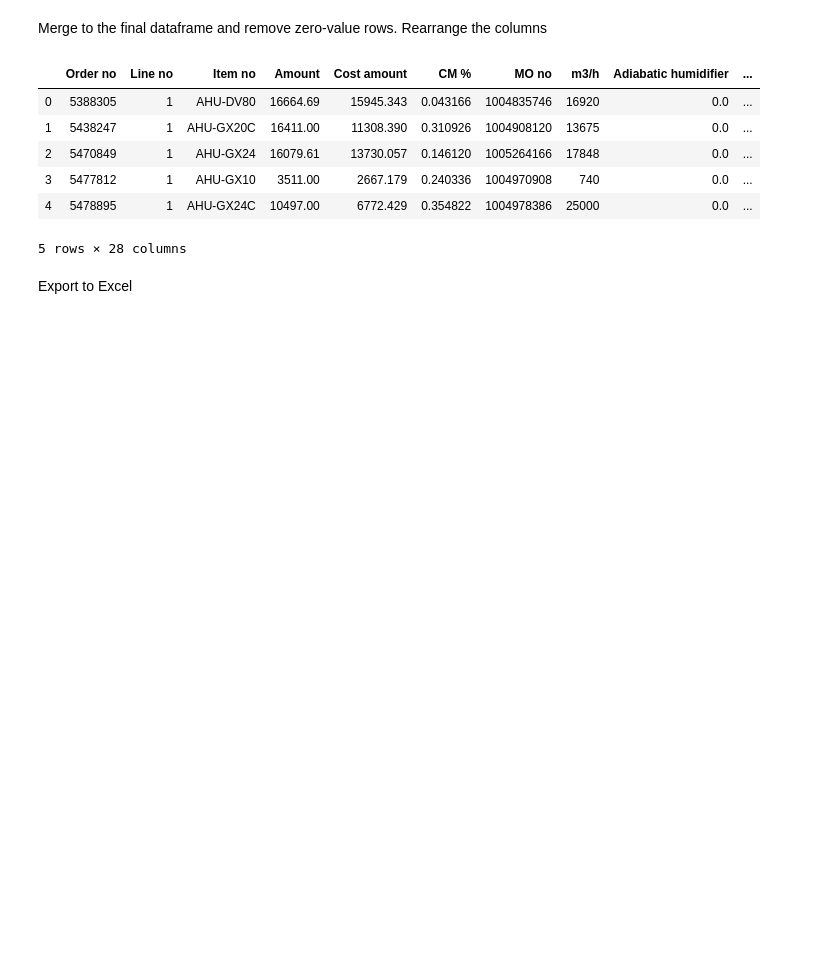
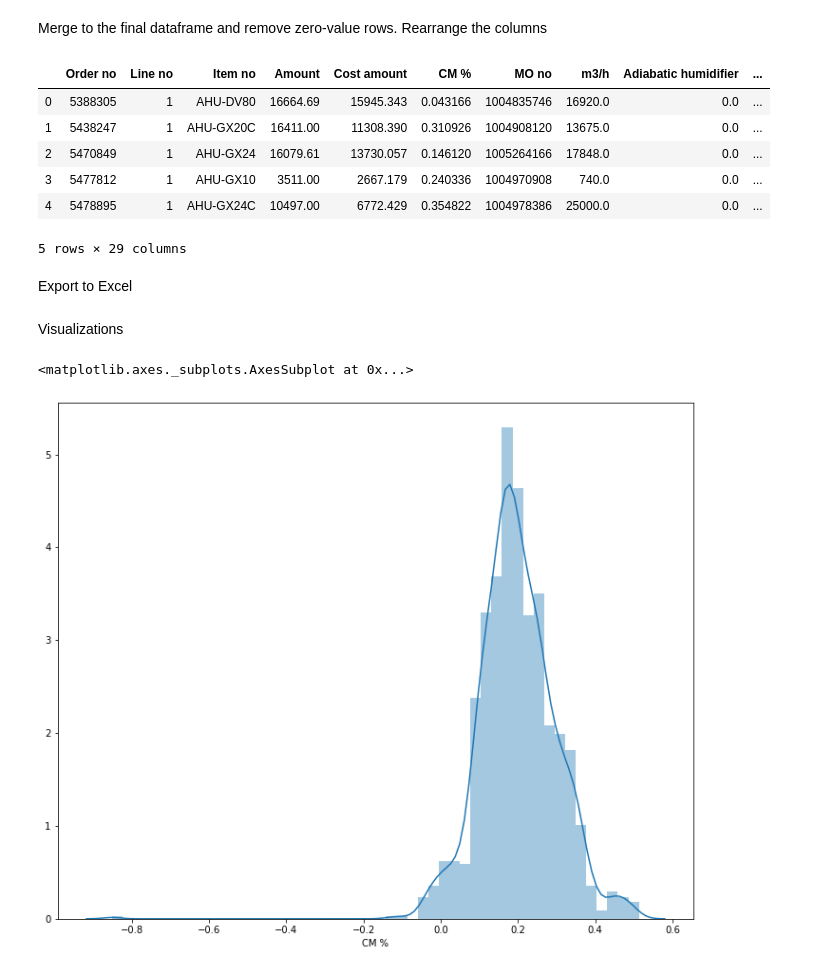
Before and after one commit to darroyolpz/AHU-Components, a Jupyter notebook: ahu-components.ipynb, the cells around one changed output. Drawn from its saved outputs; the diff is of its cells as text; code cells hidden in the pictures; blank space fills up the shorter version.

Commit message:
Seaborn visualizations added

```diff
--- a/ahu-components.ipynb
+++ b/ahu-components.ipynb
@@ -34,16 +34,3 @@ Get airflow data from df_sales
-# %%
-airflow_condition = df_sales['Item name CO'].str.contains('Q') & df_sales['Item name CO'].str.contains('=')
-df_sales = df_sales.loc[airflow_condition, :]
-
-df_sales['m3/h'] = df_sales['Item name CO'].str.split("=").str[1].str.strip()
-df_sales['m3/h'] = df_sales['m3/h'].str.split(" ").str[0]
-df_sales['m3/h'] = df_sales['m3/h'].str.lower()
-df_sales['m3/h'] = df_sales['m3/h'].str.replace('m3', '').str.strip()
-df_sales['m3/h'] = df_sales['m3/h'].str.replace(r'[^0-9]+', '')
-df_sales['m3/h'] = df_sales['m3/h'].astype(int)
-
-# Drop column
-df_sales.drop(['Item name CO'], axis=1, inplace=True)
 # %% [markdown]
 Import MO's file for the 645-100 work-center and filtered by the period to study (natural year for example)
 # %%
@@ -83,3 +72,16 @@ df_comp.head()
+# %%
+airflow_condition = df_sales['Item name CO'].str.contains('Q') & df_sales['Item name CO'].str.contains('=')
+df_sales = df_sales.loc[airflow_condition, :]
+
+df_sales['m3/h'] = df_sales['Item name CO'].str.split("=").str[1].str.strip()
+df_sales['m3/h'] = df_sales['m3/h'].str.split(" ").str[0]
+df_sales['m3/h'] = df_sales['m3/h'].str.lower()
+df_sales['m3/h'] = df_sales['m3/h'].str.replace('m3', '').str.strip()
+df_sales['m3/h'] = df_sales['m3/h'].str.replace(r'[^0-9]+', '')
+df_sales['m3/h'] = df_sales['m3/h'].astype(float)
+
+# Drop column
+df_sales.drop(['Item name CO'], axis=1, inplace=True)
 # %% [markdown]
 Merge MO with Component
 # %%
@@ -122,12 +124,12 @@ df_final = df_final.fillna(0)
 df_final.head()
 # %% [output]
 |  | Order no | Line no | Item no | Amount | Cost amount | CM % | MO no | m3/h | Adiabatic humidifier | ... |
-| 0 | 5388305 | 1 | AHU-DV80 | 16664.69 | 15945.343 | 0.043166 | 1004835746 | 16920 | 0.0 | ... |
-| 1 | 5438247 | 1 | AHU-GX20C | 16411.00 | 11308.390 | 0.310926 | 1004908120 | 13675 | 0.0 | ... |
-| 2 | 5470849 | 1 | AHU-GX24 | 16079.61 | 13730.057 | 0.146120 | 1005264166 | 17848 | 0.0 | ... |
-| 3 | 5477812 | 1 | AHU-GX10 | 3511.00 | 2667.179 | 0.240336 | 1004970908 | 740 | 0.0 | ... |
-| 4 | 5478895 | 1 | AHU-GX24C | 10497.00 | 6772.429 | 0.354822 | 1004978386 | 25000 | 0.0 | ... |
+| 0 | 5388305 | 1 | AHU-DV80 | 16664.69 | 15945.343 | 0.043166 | 1004835746 | 16920.0 | 0.0 | ... |
+| 1 | 5438247 | 1 | AHU-GX20C | 16411.00 | 11308.390 | 0.310926 | 1004908120 | 13675.0 | 0.0 | ... |
+| 2 | 5470849 | 1 | AHU-GX24 | 16079.61 | 13730.057 | 0.146120 | 1005264166 | 17848.0 | 0.0 | ... |
+| 3 | 5477812 | 1 | AHU-GX10 | 3511.00 | 2667.179 | 0.240336 | 1004970908 | 740.0 | 0.0 | ... |
+| 4 | 5478895 | 1 | AHU-GX24C | 10497.00 | 6772.429 | 0.354822 | 1004978386 | 25000.0 | 0.0 | ... |
-5 rows × 28 columns
+5 rows × 29 columns
 # %% [markdown]
 Export to Excel
 # %%
@@ -135,3 +137,13 @@ name = 'AHU-Components - Results.xlsx'
 writer = pd.ExcelWriter(name)
 df_final.to_excel(writer, index = False)
 writer.save()
+# %% [markdown]
+Visualizations
+# %%
+plt.figure(figsize=(12,10))
+# Features to analyze
+columns = list(df_pivot.columns.values)[1:]
+sns.distplot(df_final['CM %'])
+# %% [output]
+<matplotlib.axes._subplots.AxesSubplot at 0x...>
+[figure, added]
```
Also changed, not shown: parts of 6 cells of this notebook.
